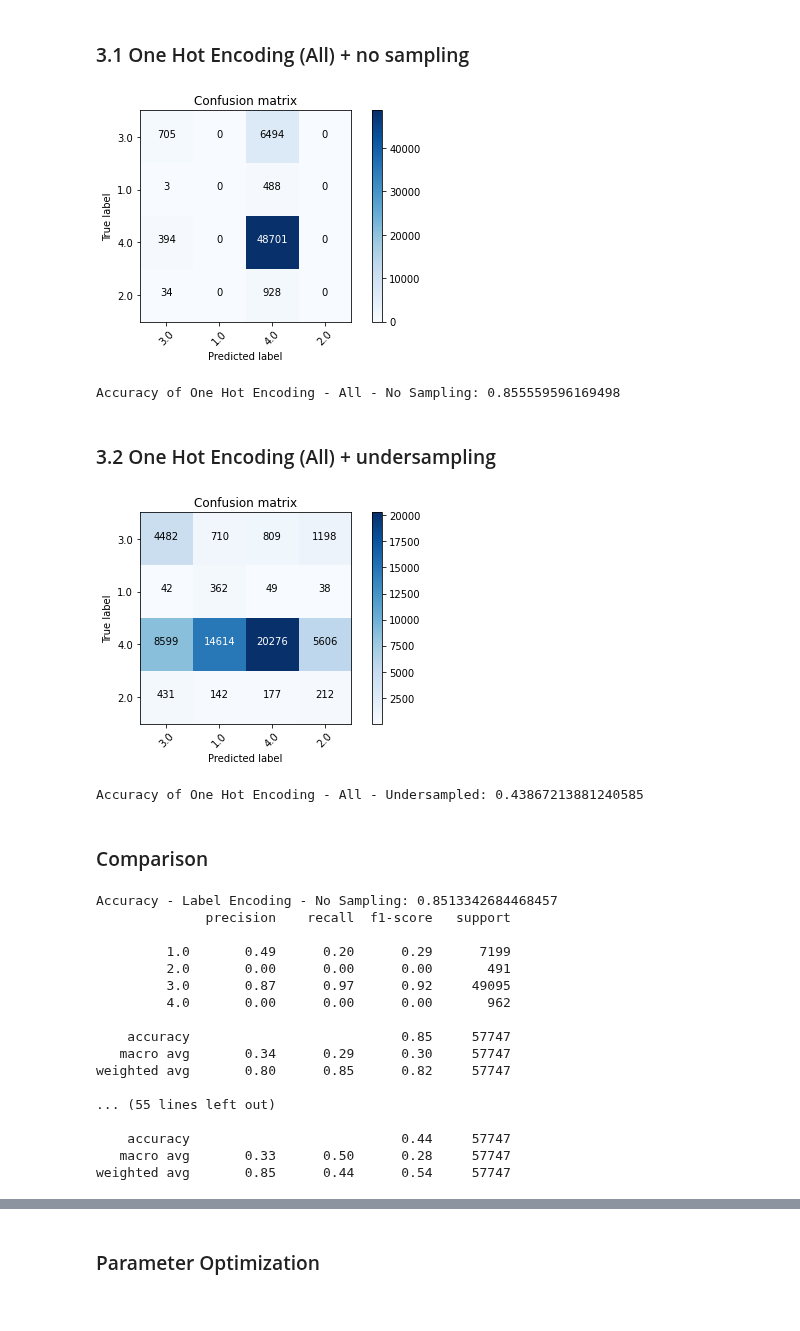
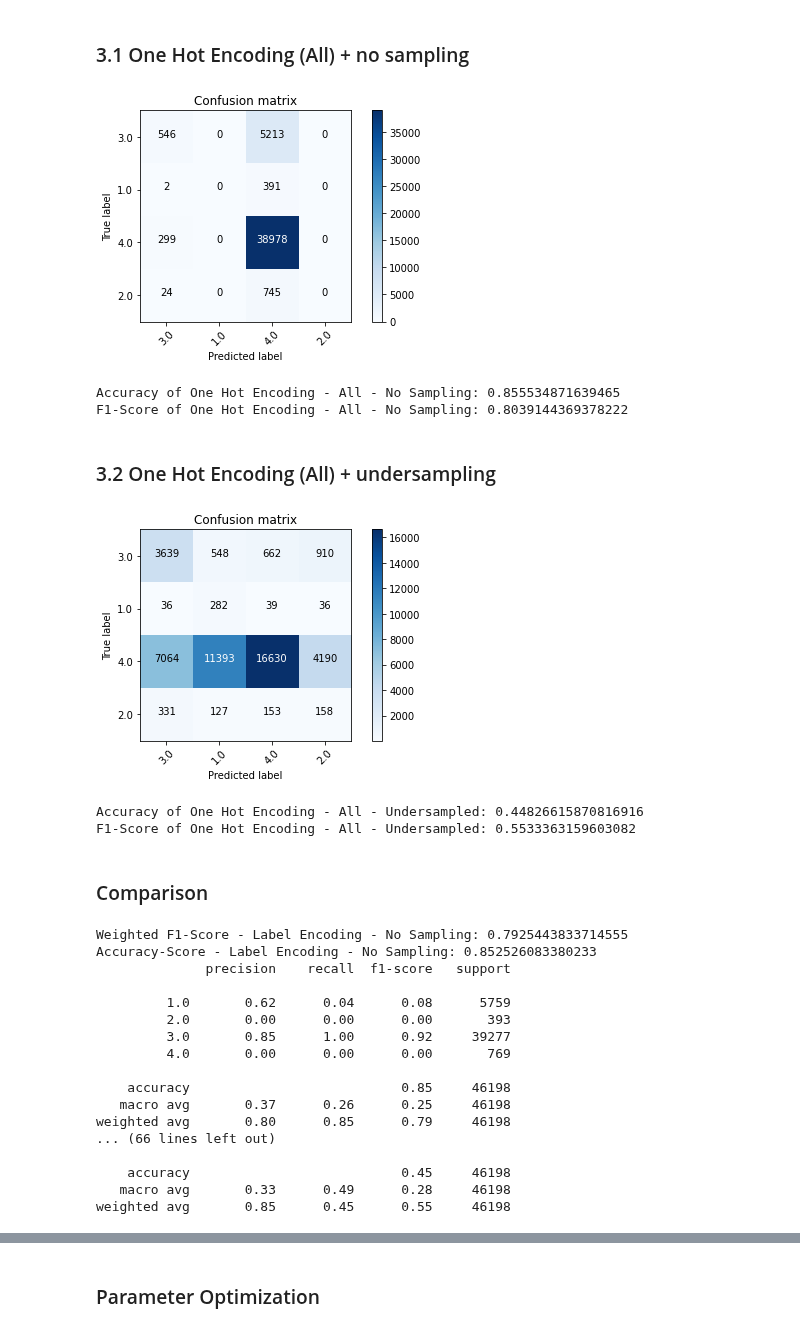
Before and after one commit to medplot/data-mining-project, a Jupyter notebook: jupyter_notebooks/support_vector_machine.ipynb, the cells around one changed output, grey strips where cells are left out. Cells and saved outputs as stored; diff of their text form; code cells hidden in the pictures.

```diff
--- a/jupyter_notebooks/support_vector_machine.ipynb
+++ b/jupyter_notebooks/support_vector_machine.ipynb
@@ -19,17 +19,20 @@ approach_list = []
 acc_list = []
 cm_list = []
 cr_list = []
+f1_list = []
 # %%
 # Evaluation function that calculates and returns evaluation metrics and stores them for later comparison.
-def evaluation(target_test, test_predictions, approach):
+def evaluation(target_val, val_predictions, approach):
     approach_list.append(approach)
-    acc = metrics.accuracy_score(target_test, test_predictions)
+    acc = metrics.accuracy_score(target_val, val_predictions)
     acc_list.append(acc)
-    cm = metrics.confusion_matrix(target_test, test_predictions)
+    cm = metrics.confusion_matrix(target_val, val_predictions)
     cm_list.append(cm)
-    cr = metrics.classification_report(target_test, test_predictions)
+    cr = metrics.classification_report(target_val, val_predictions)
     cr_list.append(cr)
-    return "Accuracy of {}: {}".format(approach, acc), plot_confusion_matrix(cm, target_test.Diabetes.unique().tolist())
+    f1 = metrics.f1_score(target_val, val_predictions, average="weighted")
+    f1_list.append(f1)
+    return "Accuracy of {}: {} \nF1-Score of {}: {}".format(approach, acc, approach, f1), plot_confusion_matrix(cm, target_val.Diabetes.unique().tolist())
 # %% [markdown]
 The following encoding approaches are available:
 - Label Encoding (original labels from the initial dataset, refer to the 'Columns.xlsx' for further information)
@@ -108,56 +115,60 @@ Accuracy of One Hot Encoding - Simple - Undersampled: 0.44062895042166694
 ### 3.1 One Hot Encoding (All) + no sampling
 # %%
 #load data
-data_train, data_test, target_train, target_test = get_preprocessed_brfss_dataset_one_hot_encoded_all_columns_train_test_split()
+data_train, data_val, target_train, target_val = get_preprocessed_brfss_dataset_one_hot_encoded_all_columns_train_test_split()
 
 #create and train SVM, then predict
 svm = LinearSVC(max_iter=500)
 svm.fit(data_train, target_train.values.ravel())
-test_predictions = svm.predict(data_test)
+val_predictions = svm.predict(data_val)
 
 #evaluate
-print(evaluation(target_test, test_predictions, "One Hot Encoding - All - No Sampling")[0])
+print(evaluation(target_val, val_predictions, "One Hot Encoding - All - No Sampling")[0])
 # %% [output]
-[figure, old version]
+[figure, new version]
-Accuracy of One Hot Encoding - All - No Sampling: 0.855559596169498
+Accuracy of One Hot Encoding - All - No Sampling: 0.855534871639465
+F1-Score of One Hot Encoding - All - No Sampling: 0.8039144369378222
 # %% [markdown]
 ### 3.2 One Hot Encoding (All) + undersampling
 # %%
 #load data
-data_train, data_test, target_train, target_test = get_preprocessed_brfss_dataset_one_hot_encoded_all_columns_train_test_split_undersampled()
+data_train, data_val, target_train, target_val = get_preprocessed_brfss_dataset_one_hot_encoded_all_columns_train_test_split_undersampled()
 
 #create and train SVM, then predict
 svm = LinearSVC(max_iter=500)
 svm.fit(data_train, target_train.values.ravel())
-test_predictions = svm.predict(data_test)
+val_predictions = svm.predict(data_val)
 
 #evaluate
-print(evaluation(target_test, test_predictions, "One Hot Encoding - All - Undersampled")[0])
+print(evaluation(target_val, val_predictions, "One Hot Encoding - All - Undersampled")[0])
 # %% [output]
-[figure, old version]
+[figure, new version]
-Accuracy of One Hot Encoding - All - Undersampled: 0.43867213881240585
+Accuracy of One Hot Encoding - All - Undersampled: 0.44826615870816916
+F1-Score of One Hot Encoding - All - Undersampled: 0.5533363159603082
 # %% [markdown]
 ### Comparison
 # %%
 for approach in approach_list:
-    print ("Accuracy - {}: {}".format(approach, acc_list[approach_list.index(approach)]))
+    print ("Weighted F1-Score - {}: {}".format(approach, f1_list[approach_list.index(approach)]))
+    print ("Accuracy-Score - {}: {}".format(approach, acc_list[approach_list.index(approach)]))
     print(cr_list[approach_list.index(approach)])
+    print()
 # %% [output]
-Accuracy - Label Encoding - No Sampling: 0.8513342684468457
+Weighted F1-Score - Label Encoding - No Sampling: 0.7925443833714555
+Accuracy-Score - Label Encoding - No Sampling: 0.852526083380233
               precision    recall  f1-score   support
 
-         1.0       0.49      0.20      0.29      7199
-         2.0       0.00      0.00      0.00       491
-         3.0       0.87      0.97      0.92     49095
-         4.0       0.00      0.00      0.00       962
+         1.0       0.62      0.04      0.08      5759
+         2.0       0.00      0.00      0.00       393
+         3.0       0.85      1.00      0.92     39277
+         4.0       0.00      0.00      0.00       769
 
-    accuracy                           0.85     57747
-   macro avg       0.34      0.29      0.30     57747
-weighted avg       0.80      0.85      0.82     57747
+    accuracy                           0.85     46198
+   macro avg       0.37      0.26      0.25     46198
+weighted avg       0.80      0.85      0.79     46198
+... (66 lines left out)
 
-... (55 lines left out)
-
-    accuracy                           0.44     57747
-   macro avg       0.33      0.50      0.28     57747
-weighted avg       0.85      0.44      0.54     57747
+    accuracy                           0.45     46198
+   macro avg       0.33      0.49      0.28     46198
+weighted avg       0.85      0.45      0.55     46198
 # %% [markdown]
```
Also changed, not shown: parts of 12 cells of this notebook.
